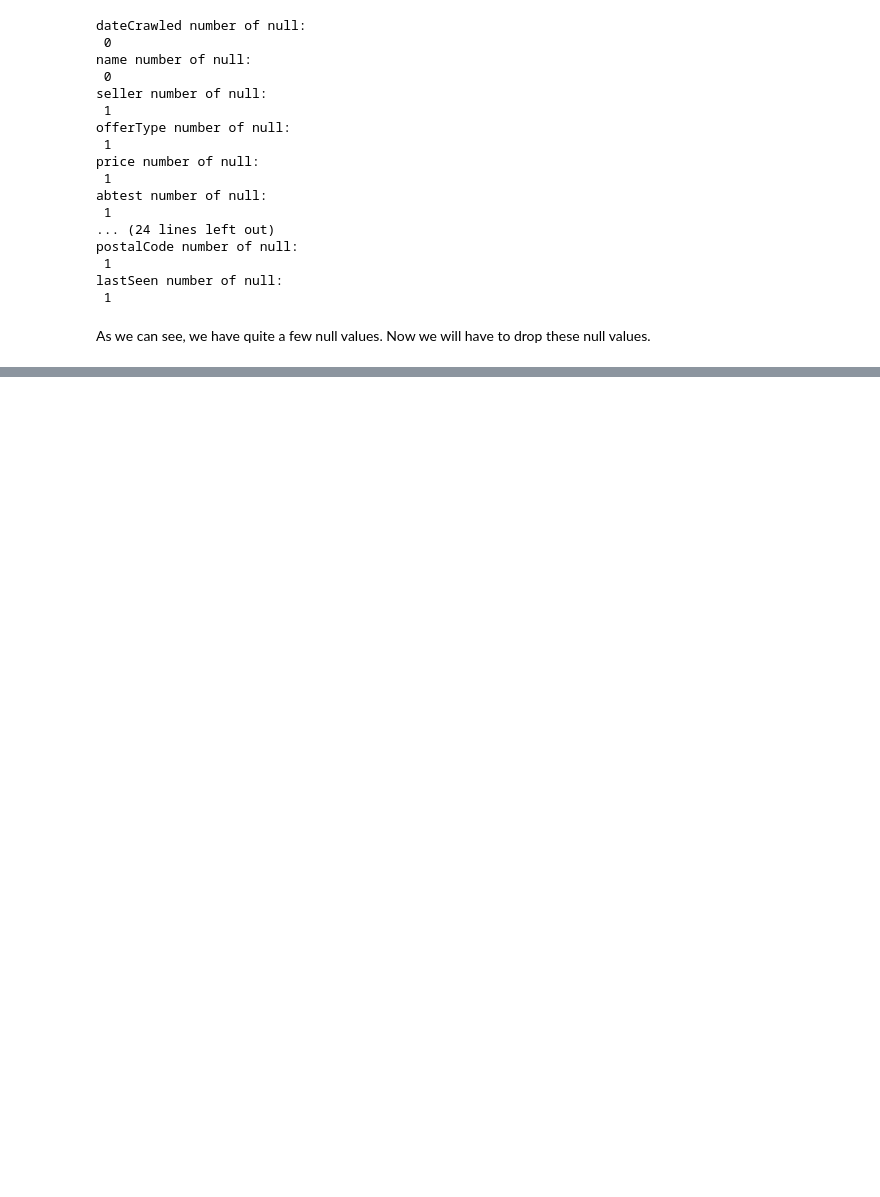
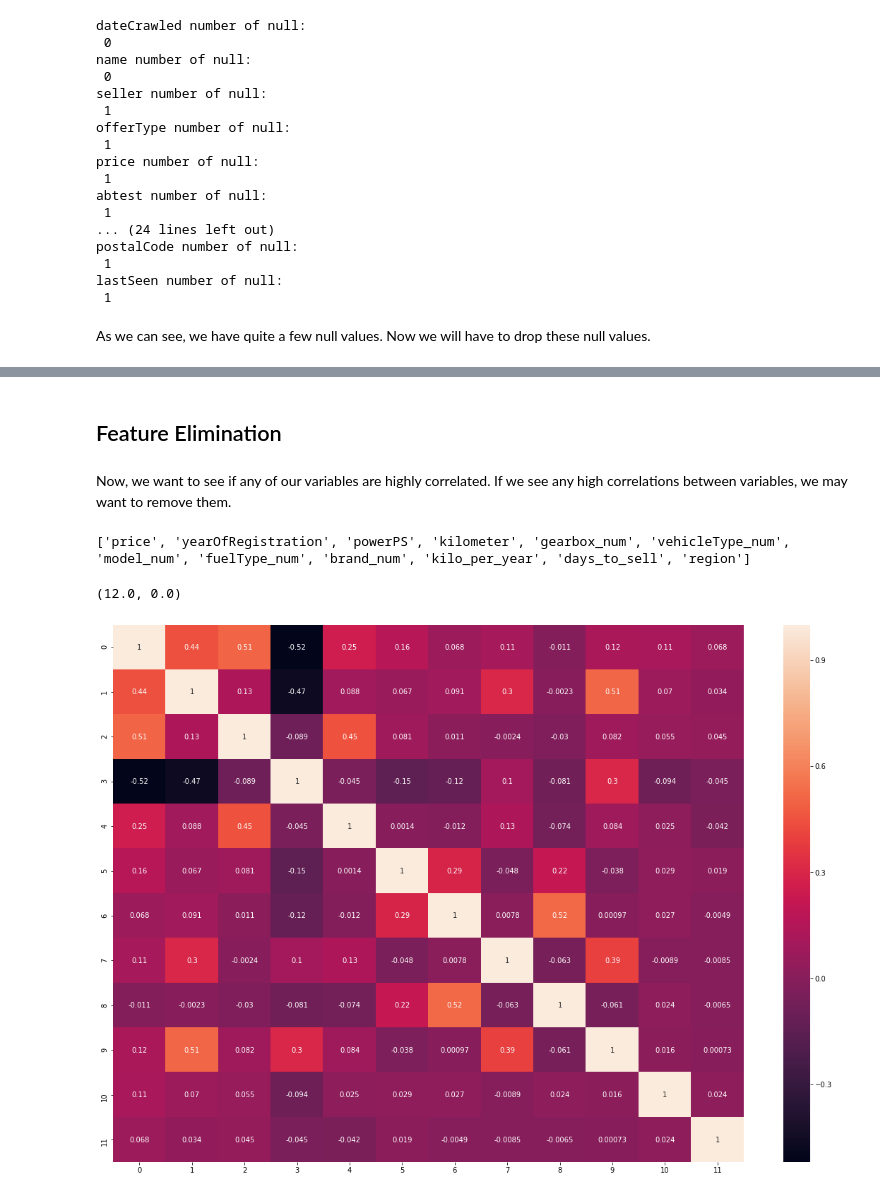
Before and after one commit to herin049/INET-4710-Presentation-1, a Jupyter notebook: INET4710Project1.ipynb, the cells around one changed output, grey strips where cells are left out. Saved outputs shown, nothing was run; the diff lists cells and outputs as text; code cells hidden in the pictures; blank space fills up the shorter version.

Commit message:
Finished data exploration and models sections.

```diff
--- a/INET4710Project1.ipynb
+++ b/INET4710Project1.ipynb
@@ -354,0 +529,11 @@ TypeError: between() got an unexpected keyword argument 'inclusive'
+# %%
+import math
+
+def get_region(postal_code):
+    return int(math.floor(postal_code / 10000))
+
+region_udf = udf(lambda x: get_region(x), IntegerType())
+
+data = data.withColumn('region', region_udf('postalCode'))
+
+data.select("region","postalCode").show(15, truncate=False)
@@ -354,0 +563,9 @@ TypeError: between() got an unexpected keyword argument 'inclusive'
+# %%
+drop_fields = ['vehicleType', 'model', 'gearbox', 'monthOfRegistration', 'fuelType', 'brand', 'notRepairedDamage', 'dateCreated', 'nrOfPictures', 'postalCode', 'lastSeen', 'dateCreated_sec', 'lastSeen_sec']
+data = data.drop(*drop_fields)
+# %%
+for col in data.columns: #Cast all fields to double
+  data = data.withColumn(
+    col,
+    fn.col(col).cast("double")
+  )
@@ -354,0 +588,31 @@ TypeError: between() got an unexpected keyword argument 'inclusive'
+# %% [markdown]
+## Feature Elimination
+# %% [markdown]
+Now, we want to see if any of our variables are highly correlated. If we see any high correlations between variables, we may want to remove them.
+# %%
+from pyspark.ml.stat import Correlation
+from pyspark.ml.feature import VectorAssembler
+
+# convert to vector column first
+vector_col = "corr_features"
+assembler = VectorAssembler(inputCols=data.columns, outputCol=vector_col)
+data_vector = assembler.transform(data).select(vector_col)
+
+matrix = Correlation.corr(data_vector, vector_col)
+# %%
+import matplotlib.pyplot as plt
+import seaborn as sns
+
+print(data.columns)
+
+# get correlation matrix
+corrmatrix = matrix.collect()[0][0].toArray().tolist()
+
+plt.figure(figsize = (20,14))
+ax = sns.heatmap(corrmatrix, annot=True) #notation: "annot" not "annote"
+bottom, top = ax.get_ylim()
+ax.set_ylim(bottom + 0.5, top - 0.5)
+# %% [output]
+['price', 'yearOfRegistration', 'powerPS', 'kilometer', 'gearbox_num', 'vehicleType_num', 'model_num', 'fuelType_num', 'brand_num', 'kilo_per_year', 'days_to_sell', 'region']
+(12.0, 0.0)
+[figure, added]
```
Also changed, not shown: parts of 65 cells of this notebook, 1 other file.
